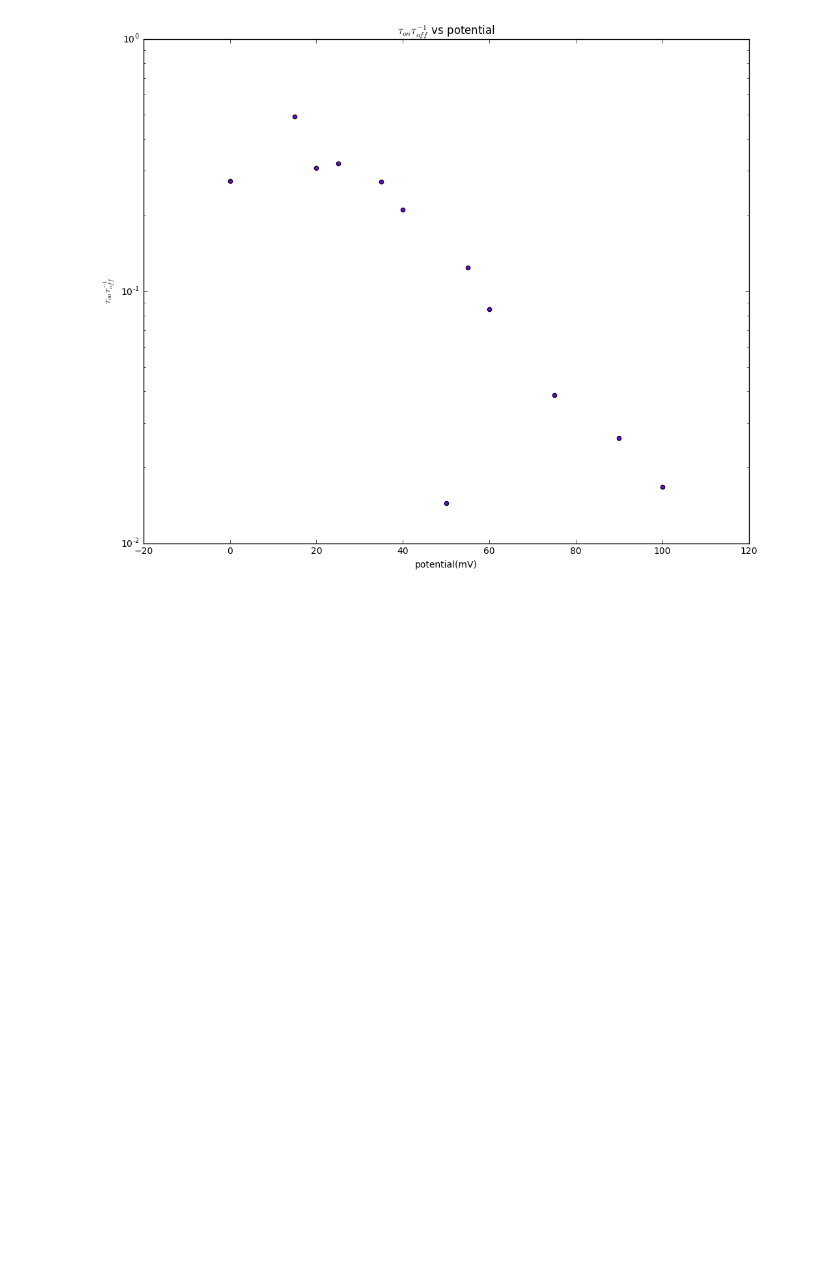
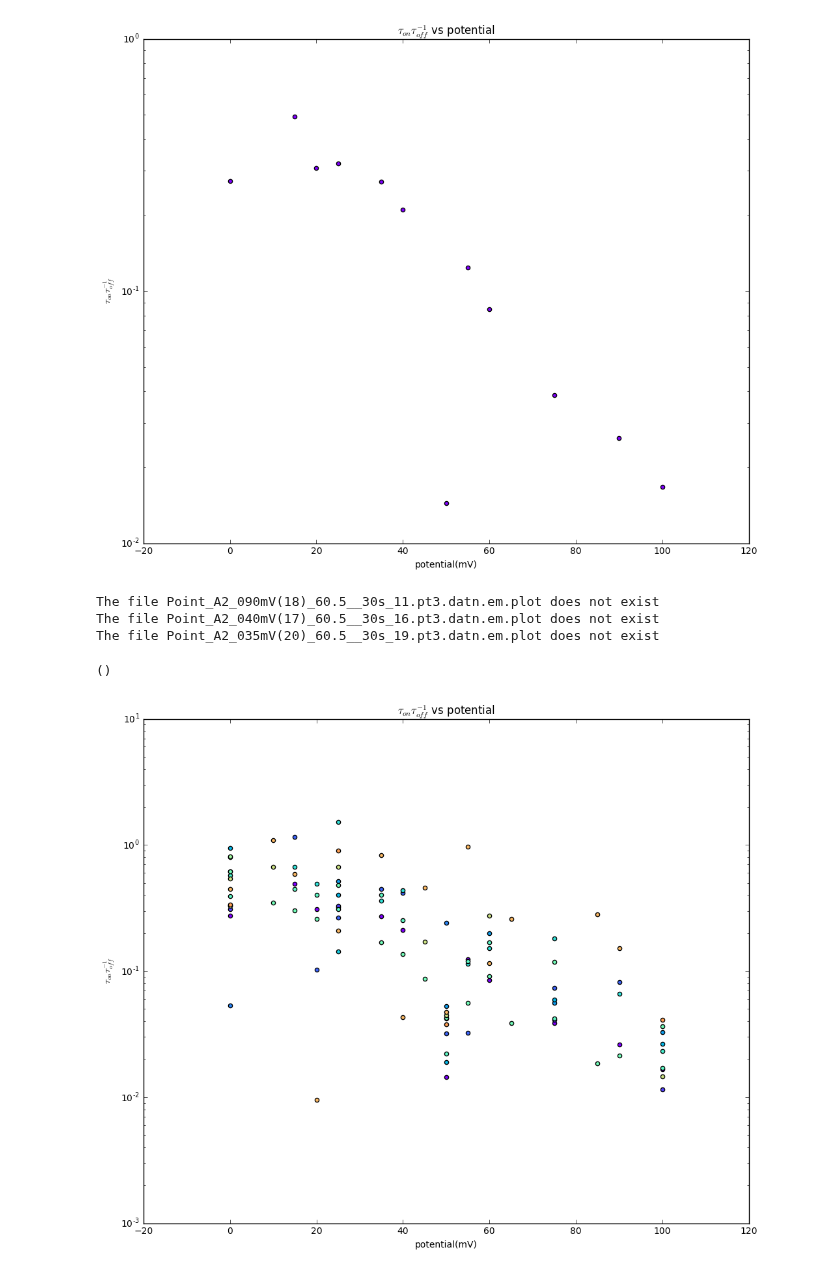
Before and after one commit to biswajitSM/Azurin_SM_repo, a Jupyter notebook: Analysis/S101d14Feb17_60.5_635_A2_CuAzu655.ipynb, the cells around one changed output. Drawn from its saved outputs; the diff is of its cells as text; code cells hidden in the pictures; blank space fills up the shorter version.

```diff
--- a/Analysis/S101d14Feb17_60.5_635_A2_CuAzu655.ipynb
+++ b/Analysis/S101d14Feb17_60.5_635_A2_CuAzu655.ipynb
@@ -90,3 +96,17 @@ The file Point_A2_040mV(17)_60.5__30s_16.pt3.datn.em.plot does not exist
 The file Point_A2_035mV(20)_60.5__30s_19.pt3.datn.em.plot does not exist
 ()
 [figure]
+# %%
+#************* t_on t_off^(-1) vs potential********************
+
+pointnumbers = 31 #Change this to the minimal amount of points
+pot = 16 #number of potentials
+current_dir = directory #foldername you want to work in.
+protein_amount = 24 #number of proteins you want to be plotted (will plot the first x proteins)
+t_ratio(pot, pointnumbers, current_dir, protein_amount)
+# %% [output]
+The file Point_A2_090mV(18)_60.5__30s_11.pt3.datn.em.plot does not exist
+The file Point_A2_040mV(17)_60.5__30s_16.pt3.datn.em.plot does not exist
+The file Point_A2_035mV(20)_60.5__30s_19.pt3.datn.em.plot does not exist
+()
+[figure, added]
```
Also changed, not shown: parts of 1 cell of this notebook, 1 other file.
